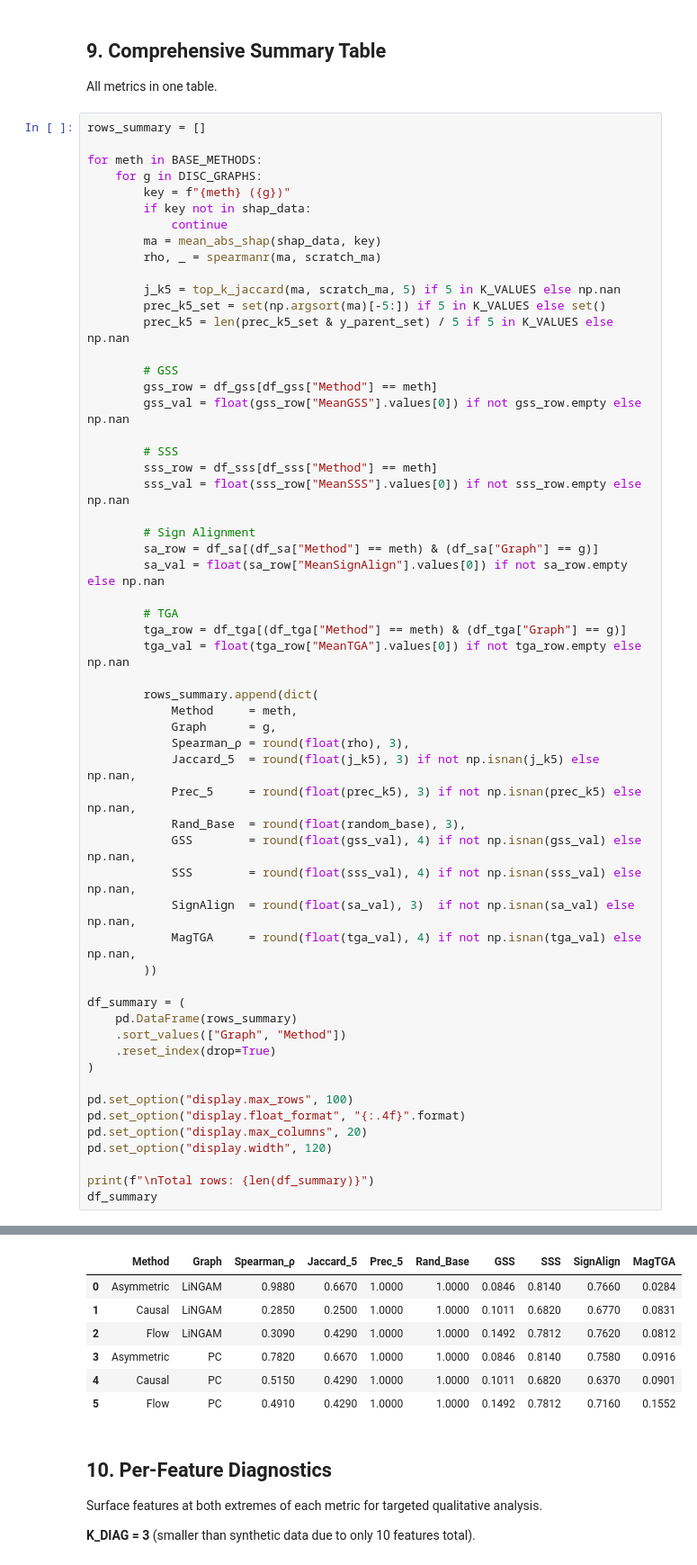
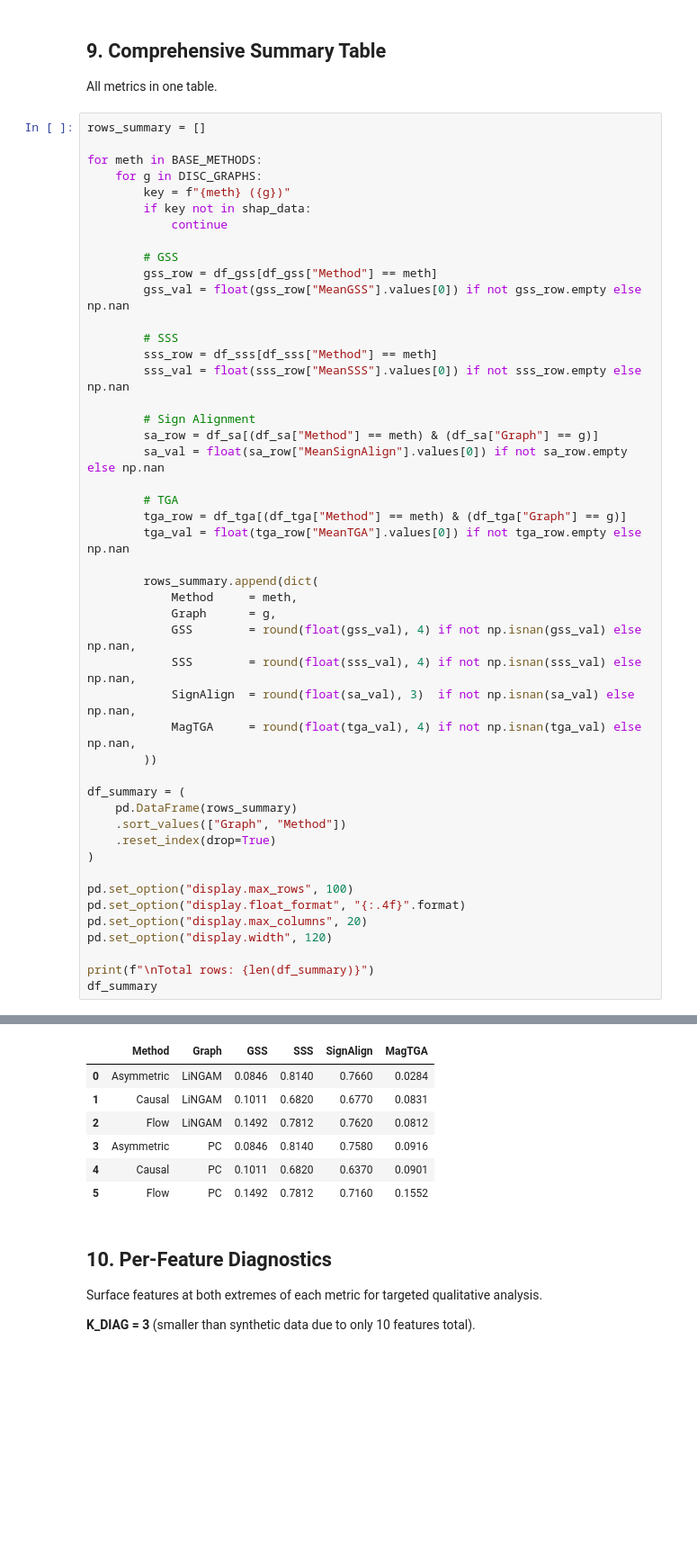
Before and after one commit to juanriosg12/master_thesis, a Jupyter notebook: notebooks/real_data_summary.ipynb, the cells around one changed output, grey strips where cells are left out. Shown at 90% size. Saved outputs shown, nothing was run; the diff lists cells and outputs as text; blank space fills up the shorter version.

```diff
--- a/notebooks/real_data_summary.ipynb
+++ b/notebooks/real_data_summary.ipynb
@@ -931,12 +883,6 @@ for meth in BASE_METHODS:
         key = f"{meth} ({g})"
         if key not in shap_data:
             continue
-        ma = mean_abs_shap(shap_data, key)
-        rho, _ = spearmanr(ma, scratch_ma)
-
-        j_k5 = top_k_jaccard(ma, scratch_ma, 5) if 5 in K_VALUES else np.nan
-        prec_k5_set = set(np.argsort(ma)[-5:]) if 5 in K_VALUES else set()
-        prec_k5 = len(prec_k5_set & y_parent_set) / 5 if 5 in K_VALUES else np.nan
 
         # GSS
         gss_row = df_gss[df_gss["Method"] == meth]
@@ -951,44 +897,40 @@ for meth in BASE_METHODS:
         sa_val = float(sa_row["MeanSignAlign"].values[0]) if not sa_row.empty else np.nan
 
         # TGA
         tga_row = df_tga[(df_tga["Method"] == meth) & (df_tga["Graph"] == g)]
         tga_val = float(tga_row["MeanTGA"].values[0]) if not tga_row.empty else np.nan
 
         rows_summary.append(dict(
             Method     = meth,
             Graph      = g,
-            Spearman_ρ = round(float(rho), 3),
-            Jaccard_5  = round(float(j_k5), 3) if not np.isnan(j_k5) else np.nan,
-            Prec_5     = round(float(prec_k5), 3) if not np.isnan(prec_k5) else np.nan,
-            Rand_Base  = round(float(random_base), 3),
             GSS        = round(float(gss_val), 4) if not np.isnan(gss_val) else np.nan,
             SSS        = round(float(sss_val), 4) if not np.isnan(sss_val) else np.nan,
             SignAlign  = round(float(sa_val), 3)  if not np.isnan(sa_val) else np.nan,
             MagTGA     = round(float(tga_val), 4) if not np.isnan(tga_val) else np.nan,
         ))
 
 df_summary = (
     pd.DataFrame(rows_summary)
     .sort_values(["Graph", "Method"])
     .reset_index(drop=True)
 )
 
 pd.set_option("display.max_rows", 100)
 pd.set_option("display.float_format", "{:.4f}".format)
 pd.set_option("display.max_columns", 20)
 pd.set_option("display.width", 120)
 
 print(f"\nTotal rows: {len(df_summary)}")
 df_summary
 # %% [output]
 Total rows: 6
-|  | Method | Graph | Spearman_ρ | Jaccard_5 | Prec_5 | Rand_Base | GSS | SSS | SignAlign | MagTGA |
-| 0 | Asymmetric | LiNGAM | 0.9880 | 0.6670 | 1.0000 | 1.0000 | 0.0846 | 0.8140 | 0.7660 | 0.0284 |
-| 1 | Causal | LiNGAM | 0.2850 | 0.2500 | 1.0000 | 1.0000 | 0.1011 | 0.6820 | 0.6770 | 0.0831 |
-| 2 | Flow | LiNGAM | 0.3090 | 0.4290 | 1.0000 | 1.0000 | 0.1492 | 0.7812 | 0.7620 | 0.0812 |
-| 3 | Asymmetric | PC | 0.7820 | 0.6670 | 1.0000 | 1.0000 | 0.0846 | 0.8140 | 0.7580 | 0.0916 |
-| 4 | Causal | PC | 0.5150 | 0.4290 | 1.0000 | 1.0000 | 0.1011 | 0.6820 | 0.6370 | 0.0901 |
-| 5 | Flow | PC | 0.4910 | 0.4290 | 1.0000 | 1.0000 | 0.1492 | 0.7812 | 0.7160 | 0.1552 |
+|  | Method | Graph | GSS | SSS | SignAlign | MagTGA |
+| 0 | Asymmetric | LiNGAM | 0.0846 | 0.8140 | 0.7660 | 0.0284 |
+| 1 | Causal | LiNGAM | 0.1011 | 0.6820 | 0.6770 | 0.0831 |
+| 2 | Flow | LiNGAM | 0.1492 | 0.7812 | 0.7620 | 0.0812 |
+| 3 | Asymmetric | PC | 0.0846 | 0.8140 | 0.7580 | 0.0916 |
+| 4 | Causal | PC | 0.1011 | 0.6820 | 0.6370 | 0.0901 |
+| 5 | Flow | PC | 0.1492 | 0.7812 | 0.7160 | 0.1552 |
 # %% [markdown]
 ## 10. Per-Feature Diagnostics
 
```
Also changed, not shown: parts of 5 cells of this notebook, 29 other files.
